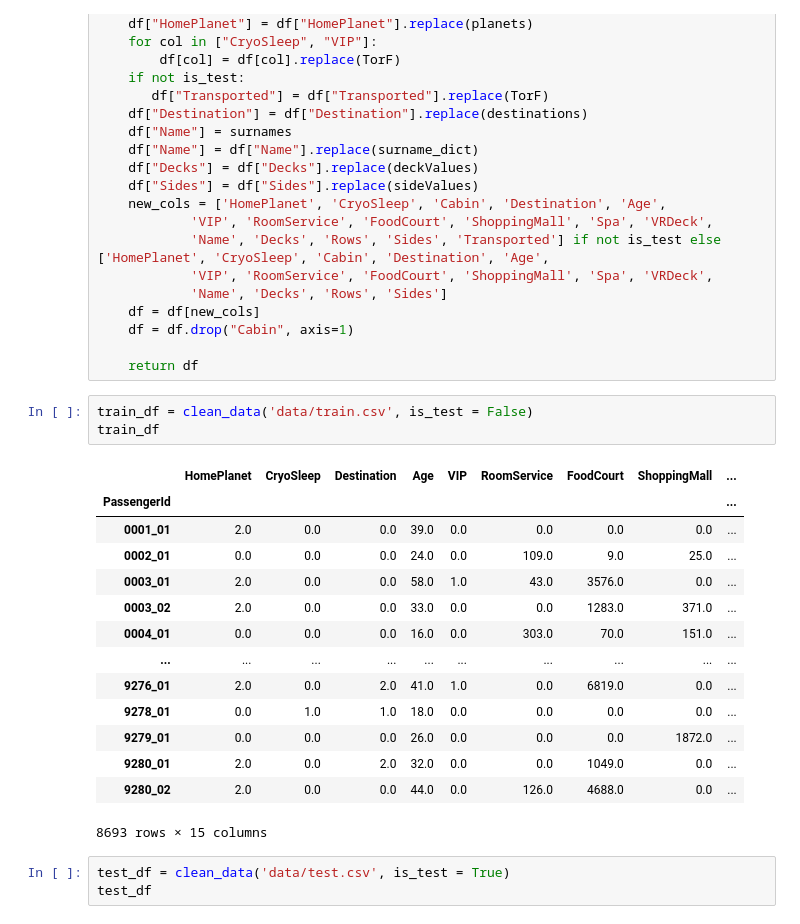
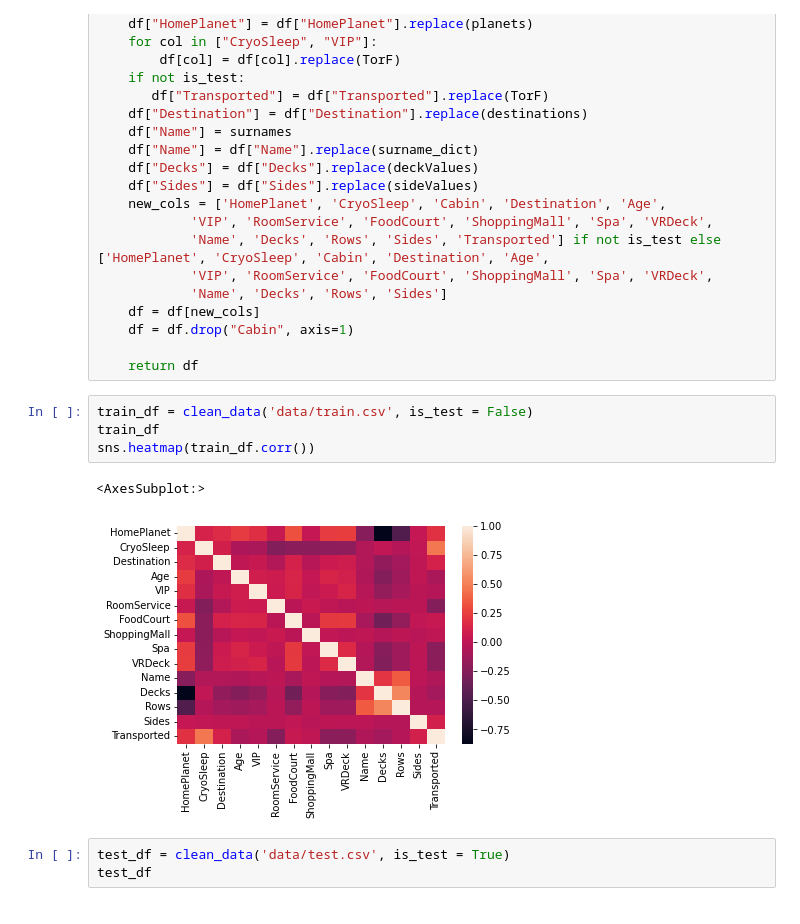
Before and after one commit to Joshua-Elms/kaggle, a Jupyter notebook: first_attempt.ipynb, the cells around one changed output. Cells and saved outputs as stored; diff of their text form.

```diff
--- a/first_attempt.ipynb
+++ b/first_attempt.ipynb
@@ -59,21 +60,10 @@ def clean_data(path, id_col = 0, is_test = False):
 # %%
 train_df = clean_data('data/train.csv', is_test = False)
 train_df
+sns.heatmap(train_df.corr())
 # %% [output]
-|  | HomePlanet | CryoSleep | Destination | Age | VIP | RoomService | FoodCourt | ShoppingMall | ... |
-| PassengerId |  |  |  |  |  |  |  |  | ... |
-| 0001_01 | 2.0 | 0.0 | 0.0 | 39.0 | 0.0 | 0.0 | 0.0 | 0.0 | ... |
-| 0002_01 | 0.0 | 0.0 | 0.0 | 24.0 | 0.0 | 109.0 | 9.0 | 25.0 | ... |
-| 0003_01 | 2.0 | 0.0 | 0.0 | 58.0 | 1.0 | 43.0 | 3576.0 | 0.0 | ... |
-| 0003_02 | 2.0 | 0.0 | 0.0 | 33.0 | 0.0 | 0.0 | 1283.0 | 371.0 | ... |
-| 0004_01 | 0.0 | 0.0 | 0.0 | 16.0 | 0.0 | 303.0 | 70.0 | 151.0 | ... |
-| ... | ... | ... | ... | ... | ... | ... | ... | ... | ... |
-| 9276_01 | 2.0 | 0.0 | 2.0 | 41.0 | 1.0 | 0.0 | 6819.0 | 0.0 | ... |
-| 9278_01 | 0.0 | 1.0 | 1.0 | 18.0 | 0.0 | 0.0 | 0.0 | 0.0 | ... |
-| 9279_01 | 0.0 | 0.0 | 0.0 | 26.0 | 0.0 | 0.0 | 0.0 | 1872.0 | ... |
-| 9280_01 | 2.0 | 0.0 | 2.0 | 32.0 | 0.0 | 0.0 | 1049.0 | 0.0 | ... |
-| 9280_02 | 2.0 | 0.0 | 0.0 | 44.0 | 0.0 | 126.0 | 4688.0 | 0.0 | ... |
-8693 rows × 15 columns
+<AxesSubplot:>
+[figure, added]
 # %%
 test_df = clean_data('data/test.csv', is_test = True)
 test_df
```
Also changed, not shown: parts of 10 cells of this notebook, 2 other files.
